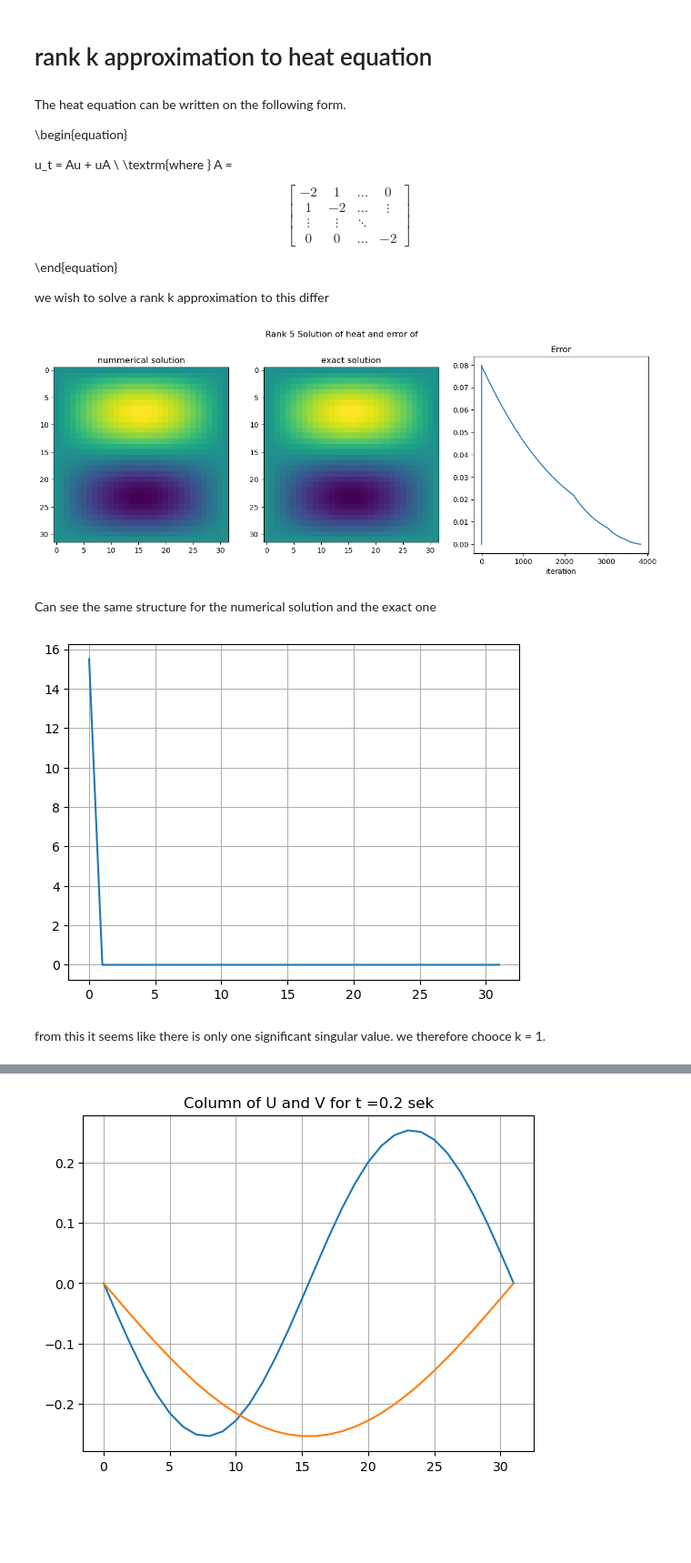
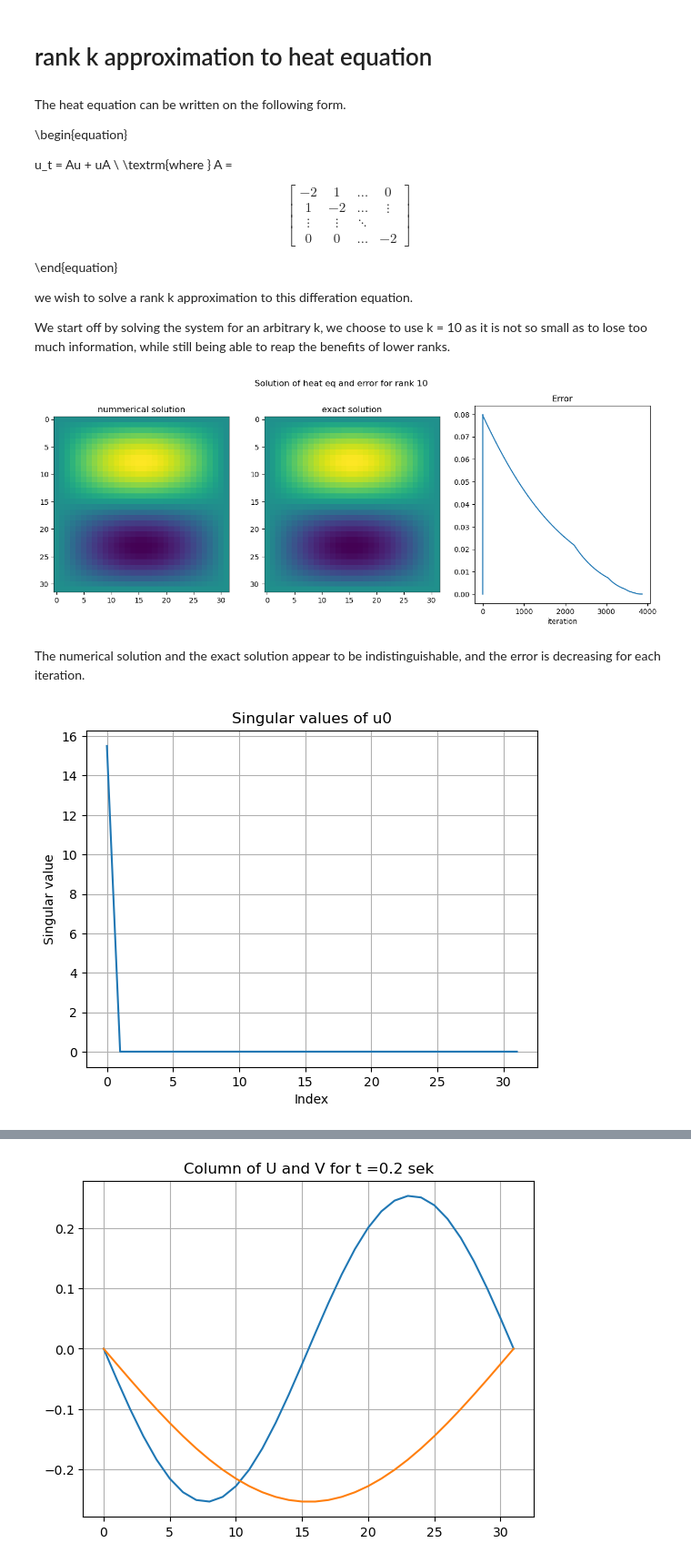
Before and after one commit to albertbayazidi/Dynamic-Low-Rank-Approximations-and-Bidiagonalization, a Jupyter notebook: main.ipynb, the cells around one changed output, grey strips where cells are left out. Shown: that part at 91% size. Drawn from its saved outputs; the diff is of its cells as text; code cells hidden in the pictures; blank space fills up the shorter version.

Commit message:
wrote more latex, and some plotting funksjones

```diff
--- a/main.ipynb
+++ b/main.ipynb
@@ -61,31 +61,34 @@ u_t = Au + uA \  \textrm{where } A =
 
 \end{equation}
 
-we wish to solve a rank k approximation to this differ
+we wish to solve a rank k approximation to this differation equation.
+
+We start off by solving the system for an arbitrary k, we choose to use k = 10 as it is not so small as to lose too much information, while still being able to reap the benefits of lower ranks.
 # %%
 tol = 1.e-5
 tf = 0.2
-h0 = 0.1 # initial step size in vssi
-k = 5 # k-rank approx
+h0 = 0.1
+k = 10
 
-Yt,_,_,u_ex_t,error = solve_heat_eq(k,h0,tf,tol)
+Yt,_,_,u_ex_t,error,t_vals = solve_heat_eq(k,h0,tf,tol)
 plot_heat_sol_and_error(k,Yt,u_ex_t,error)
 # %% [output]
-[figure, old version]
+[figure, new version]
-# %% [markdown]
-Can see the same structure for the numerical solution and the exact one
+# %% [markdown]
+The numerical solution and the exact solution appear to be indistinguishable, and the error is decreasing for each iteration.
 # %%
 t0 = 0
 N = 32
 
 # Initialize u and u_dot
 m,n = N,N
 u0 = tilr.u_fun(g,m,n)
 S_0 = np.linalg.svd(u0)[1]
 plt.plot(S_0)
+plt.title('Singular values of u0')
+plt.xlabel('Index')
+plt.ylabel('Singular value')
 plt.grid()
 plt.show()
 # %% [output]
-[figure, old version]
+[figure, new version]
-# %% [markdown]
-from this it seems like there is only one significant singular value. we therefore chooce k = 1.
```
Also changed, not shown: parts of 9 cells of this notebook, 2 other files.
